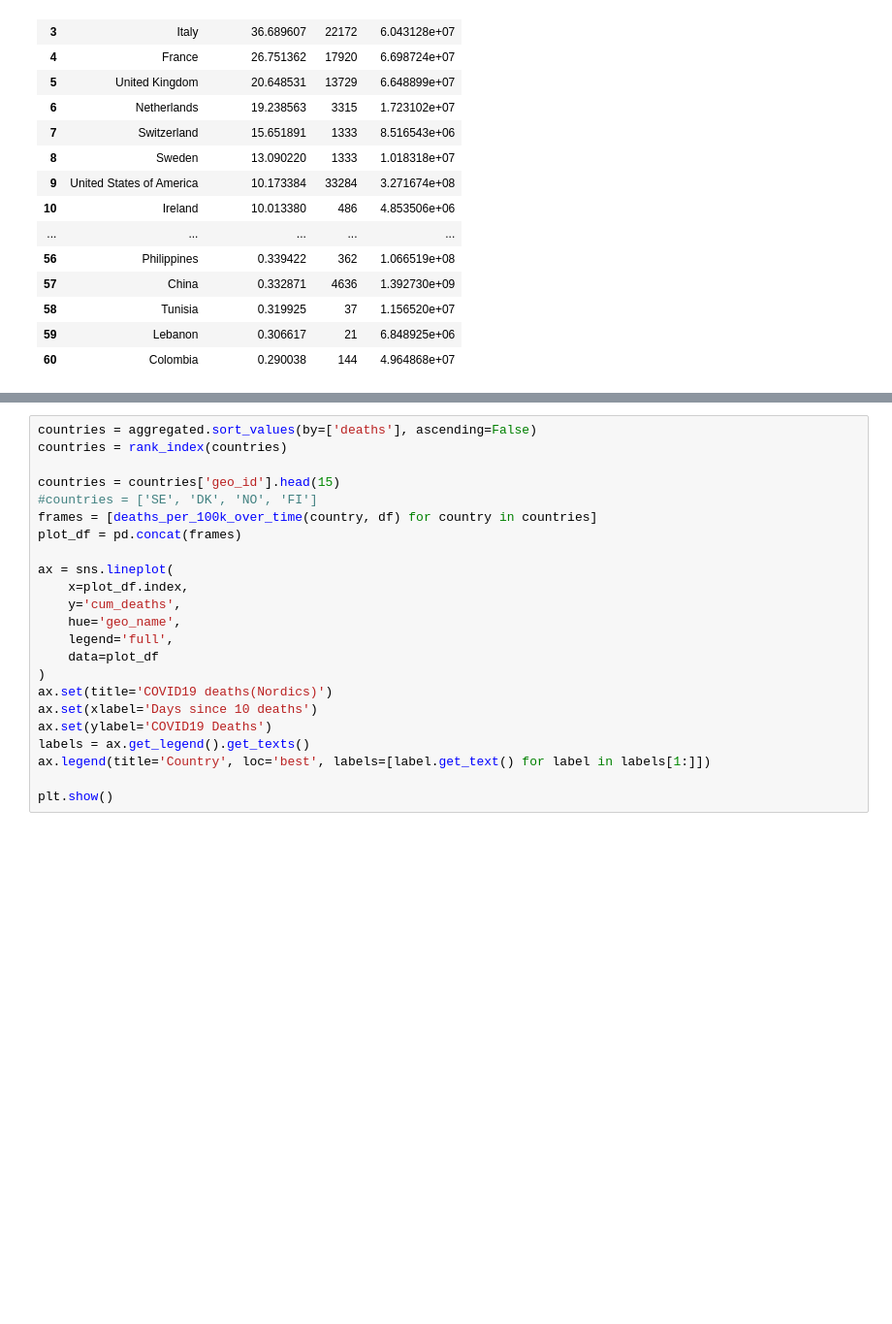
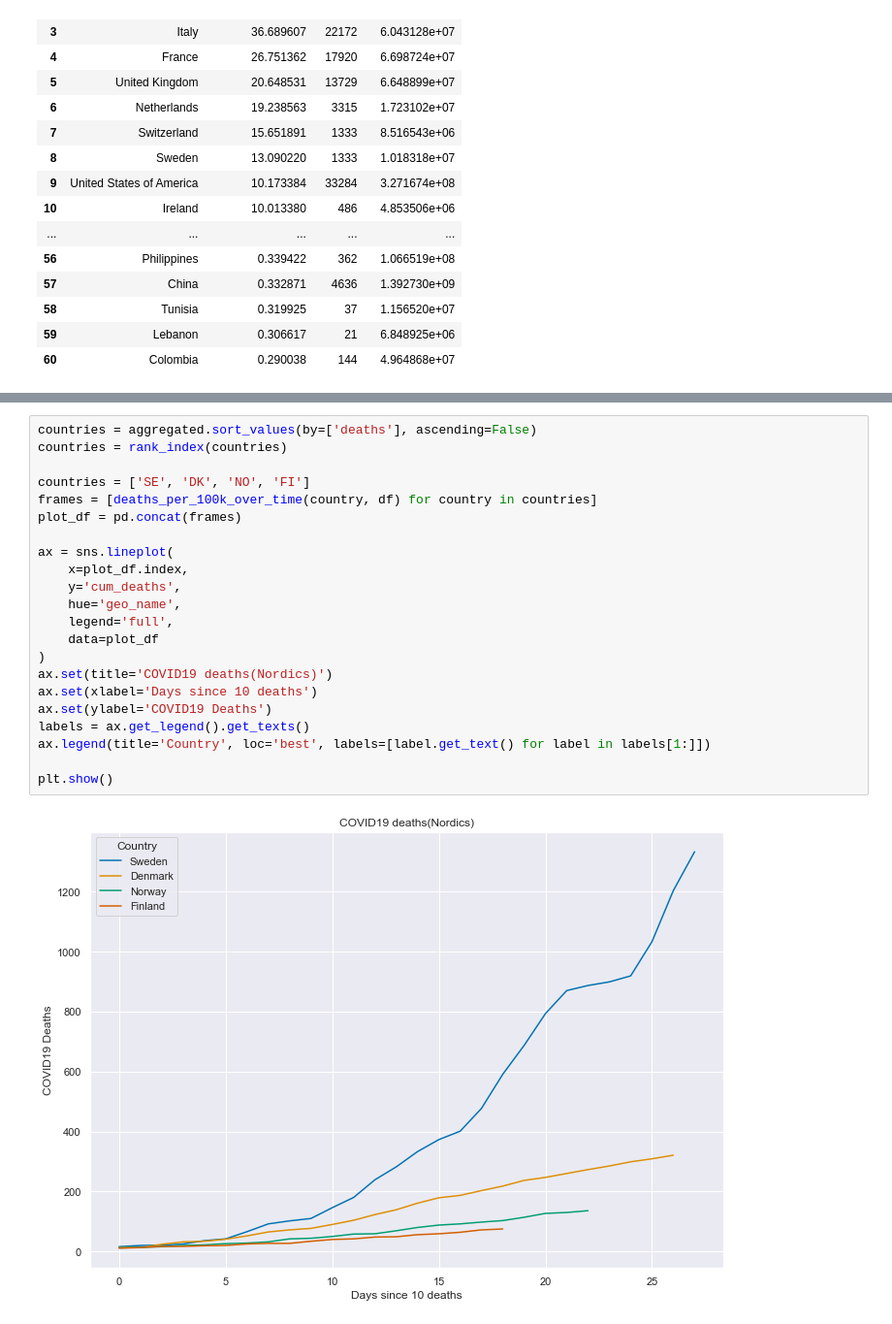
Before and after one commit to k0nserv/covid19, a Jupyter notebook: Per Country Analysis.ipynb, the cells around one changed output, grey strips where cells are left out. Shown: that part at 97% size. Cells and saved outputs as stored; diff of their text form; blank space fills up the shorter version.

```diff
--- a/Per Country Analysis.ipynb
+++ b/Per Country Analysis.ipynb
@@ -357,26 +383,27 @@ plt.show()
 # %%
 countries = aggregated.sort_values(by=['deaths'], ascending=False)
 countries = rank_index(countries)
 
-countries = countries['geo_id'].head(15)
-#countries = ['SE', 'DK', 'NO', 'FI']
+countries = ['SE', 'DK', 'NO', 'FI']
 frames = [deaths_per_100k_over_time(country, df) for country in countries]
 plot_df = pd.concat(frames)
 
 ax = sns.lineplot(
     x=plot_df.index,
     y='cum_deaths',
     hue='geo_name',
     legend='full',
     data=plot_df
 )
 ax.set(title='COVID19 deaths(Nordics)')
 ax.set(xlabel='Days since 10 deaths')
 ax.set(ylabel='COVID19 Deaths')
 labels = ax.get_legend().get_texts()
 ax.legend(title='Country', loc='best', labels=[label.get_text() for label in labels[1:]])
 
 plt.show()
+# %% [output]
+[figure, added]
 # %%
 @widgets.interact(
     country_code=widgets.Dropdown(
```
Also changed, not shown: parts of 3 cells of this notebook.
